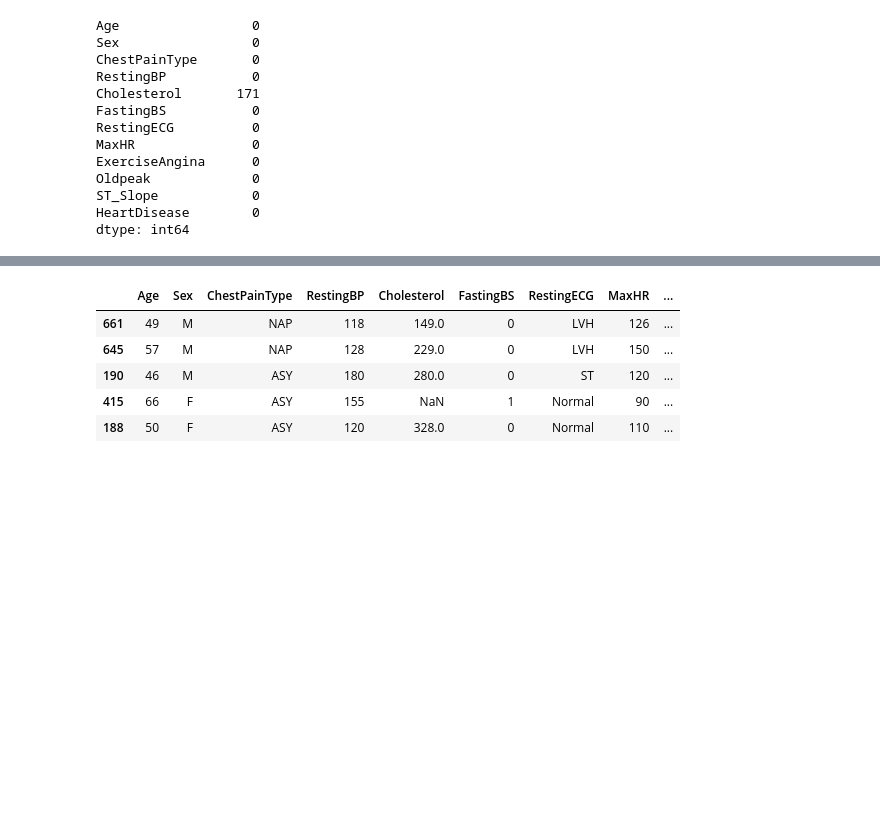
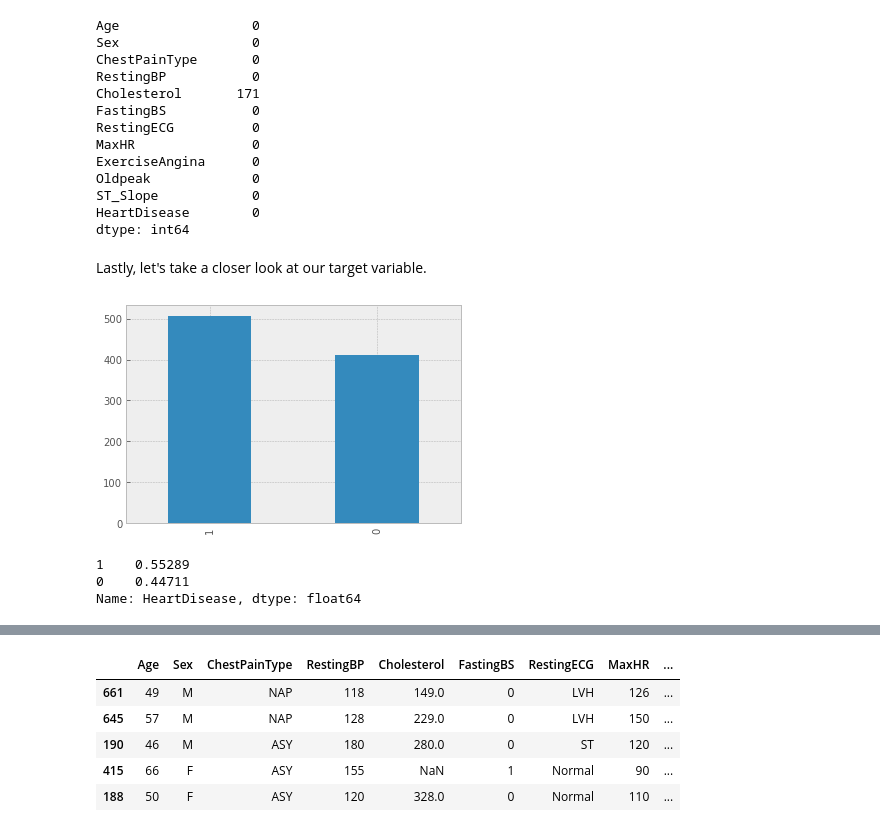
Before and after one commit to Bella3s/heart-disease-classification, a Jupyter notebook: index.ipynb, the cells around one changed output, grey strips where cells are left out. Saved outputs shown, nothing was run; the diff lists cells and outputs as text; code cells hidden in the pictures; blank space fills up the shorter version.

```diff
--- a/index.ipynb
+++ b/index.ipynb
@@ -209,0 +193,12 @@ dtype: int64
+# %% [markdown]
+Lastly, let's take a closer look at our target variable.
+# %%
+data['HeartDisease'].value_counts().plot.bar();
+# %% [output]
+[figure, added]
+# %%
+data['HeartDisease'].value_counts(normalize=True)
+# %% [output]
+1    0.55289
+0    0.44711
+Name: HeartDisease, dtype: float64
```
Also changed, not shown: parts of 81 cells of this notebook, 1 other file.
